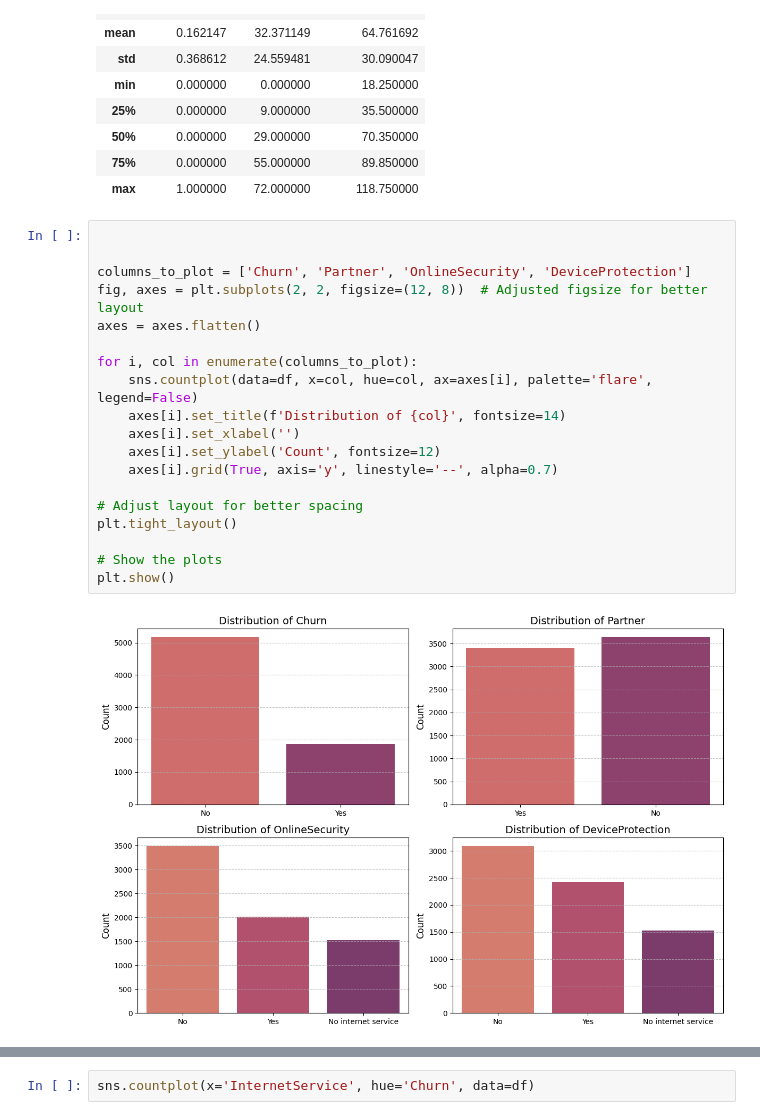
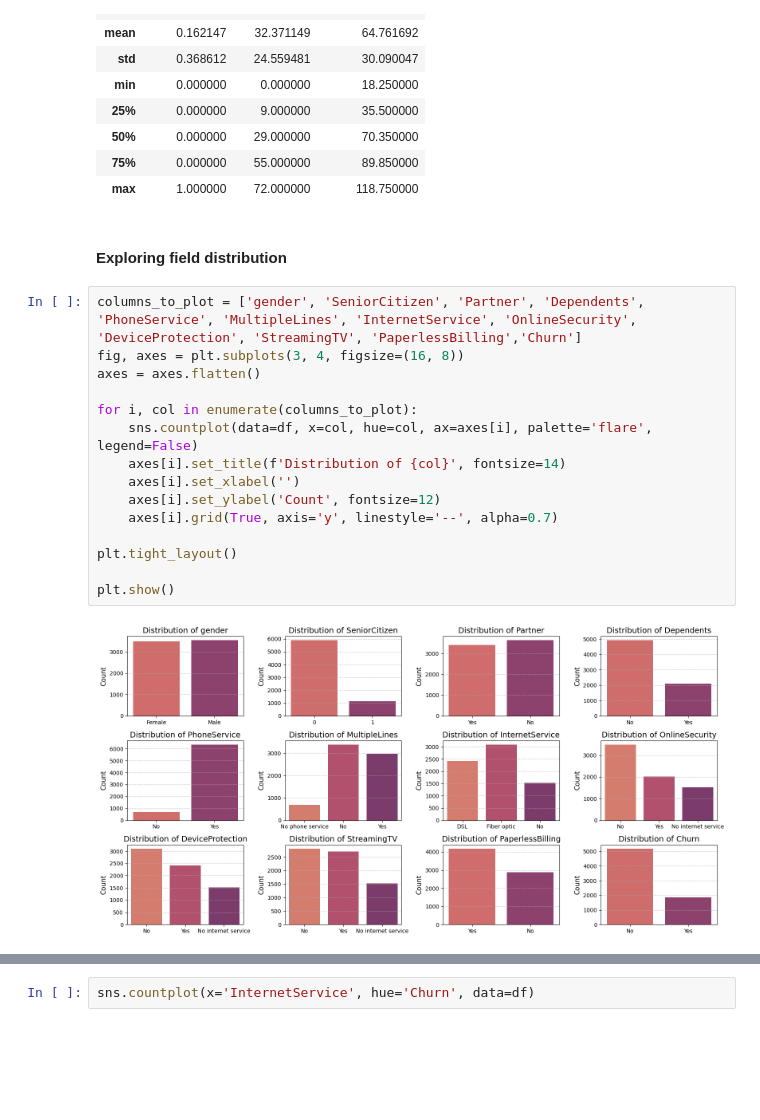
Before and after one commit to SergiDataAnalyst/customer_churn_prediction, a Jupyter notebook: customer_chur_prediction.ipynb, the cells around one changed output, grey strips where cells are left out. Saved outputs shown, nothing was run; the diff lists cells and outputs as text; blank space fills up the shorter version.

```diff
--- a/customer_chur_prediction.ipynb
+++ b/customer_chur_prediction.ipynb
@@ -71,24 +71,22 @@ df.describe()
 | 50% | 0.000000 | 29.000000 | 70.350000 |
 | 75% | 0.000000 | 55.000000 | 89.850000 |
 | max | 1.000000 | 72.000000 | 118.750000 |
+# %% [markdown]
+#### Exploring field distribution
 # %%
-
-
-columns_to_plot = ['Churn', 'Partner', 'OnlineSecurity', 'DeviceProtection']
-fig, axes = plt.subplots(2, 2, figsize=(12, 8))  # Adjusted figsize for better layout
+columns_to_plot = ['gender', 'SeniorCitizen', 'Partner', 'Dependents', 'PhoneService', 'MultipleLines', 'InternetService', 'OnlineSecurity', 'DeviceProtection', 'StreamingTV', 'PaperlessBilling','Churn']
+fig, axes = plt.subplots(3, 4, figsize=(16, 8))
 axes = axes.flatten()
 
 for i, col in enumerate(columns_to_plot):
     sns.countplot(data=df, x=col, hue=col, ax=axes[i], palette='flare', legend=False)
     axes[i].set_title(f'Distribution of {col}', fontsize=14)
     axes[i].set_xlabel('')
     axes[i].set_ylabel('Count', fontsize=12)
     axes[i].grid(True, axis='y', linestyle='--', alpha=0.7)
 
-# Adjust layout for better spacing
 plt.tight_layout()
 
-# Show the plots
 plt.show()
 # %% [output]
-[figure, old version]
+[figure, new version]
```
Also changed, not shown: parts of 9 cells of this notebook.
